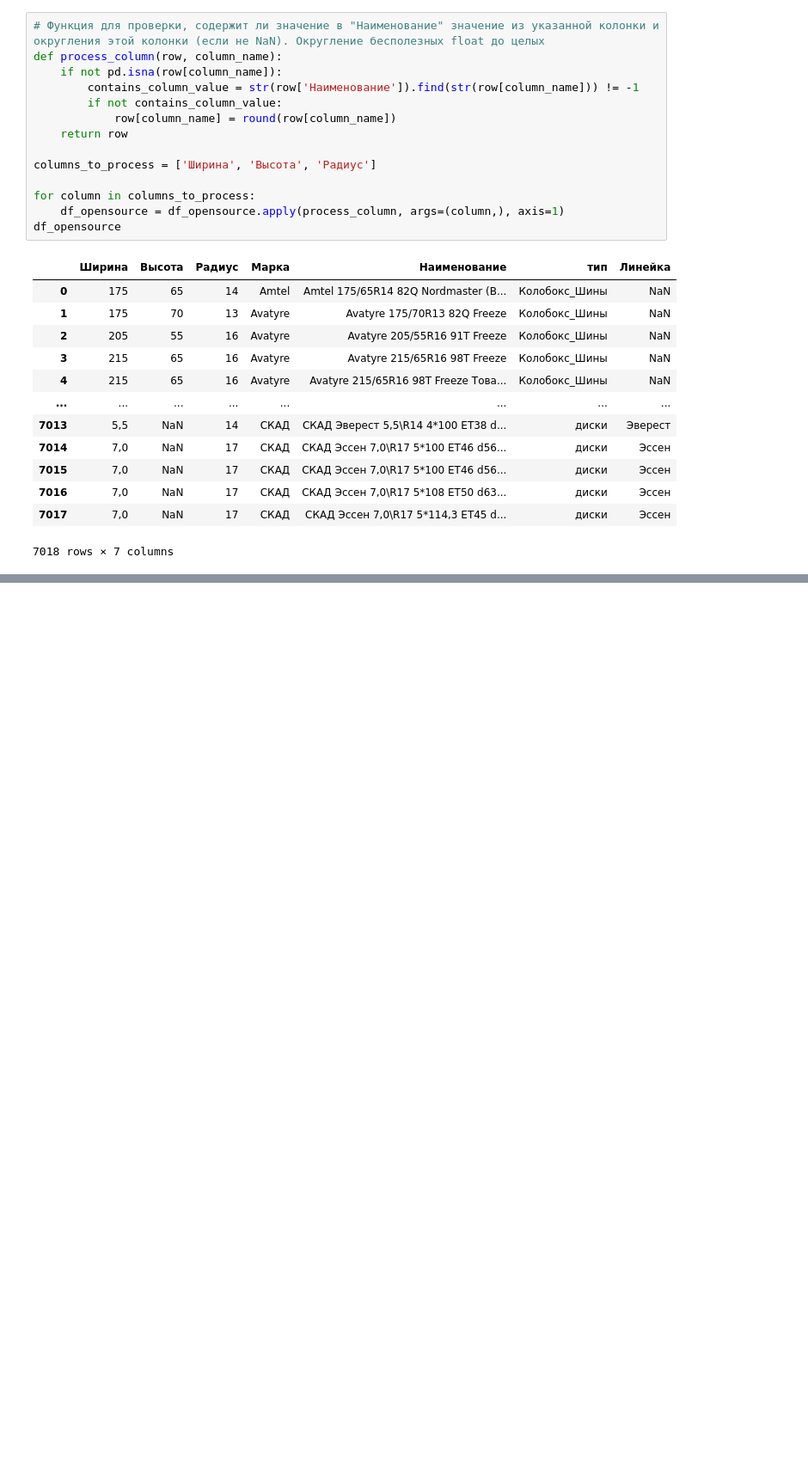
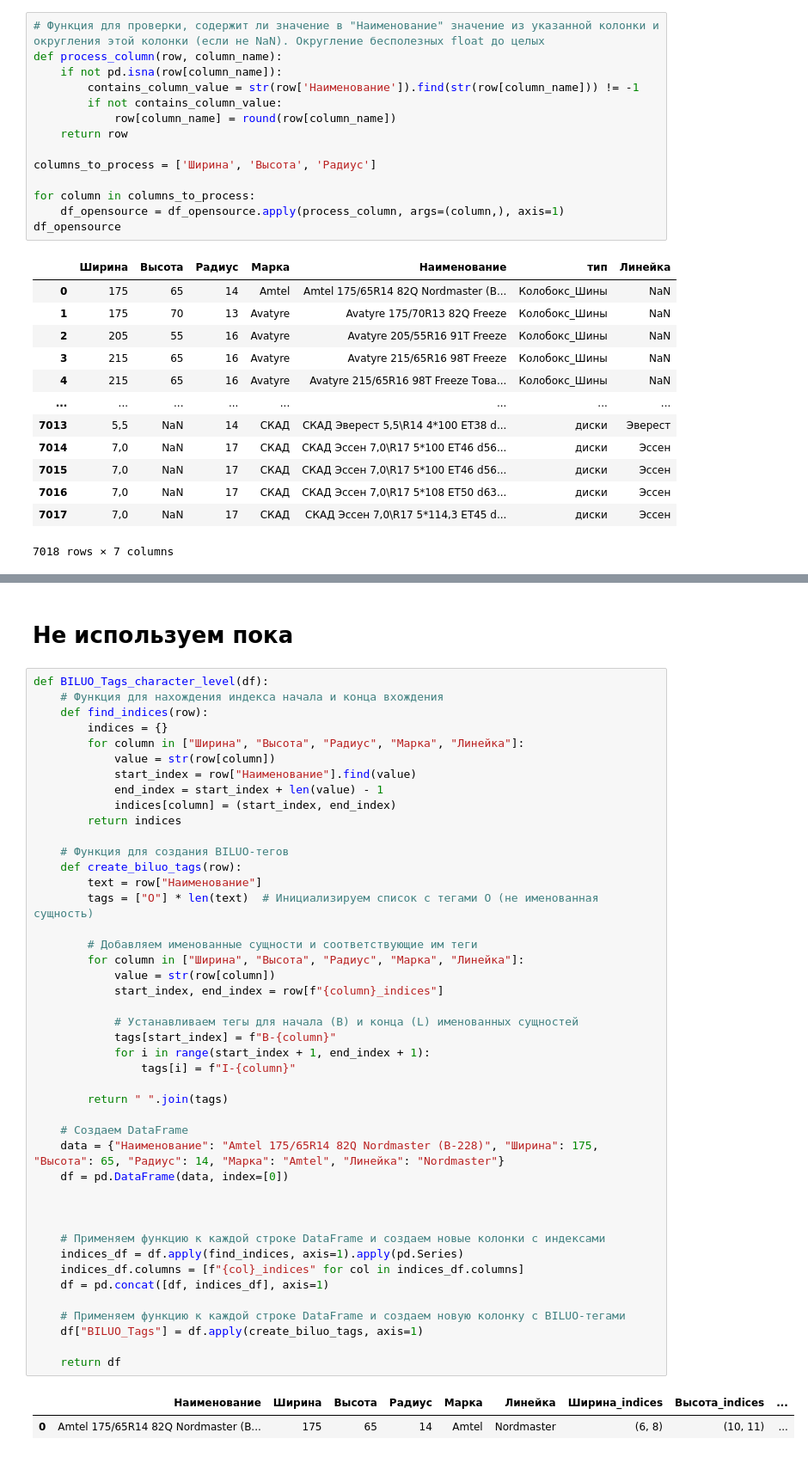
Before and after one commit to IgorSondors/BERT_NER, a Jupyter notebook: NER_dataset.ipynb, the cells around one changed output, grey strips where cells are left out. Shown: that part at 86% size. Drawn from its saved outputs; the diff is of its cells as text; blank space fills up the shorter version.

```diff
--- a/NER_dataset.ipynb
+++ b/NER_dataset.ipynb
@@ -161,0 +243,49 @@ df_opensource
+# %% [markdown]
+# Не используем пока
+# %%
+def BILUO_Tags_character_level(df):
+    # Функция для нахождения индекса начала и конца вхождения
+    def find_indices(row):
+        indices = {}
+        for column in ["Ширина", "Высота", "Радиус", "Марка", "Линейка"]:
+            value = str(row[column])
+            start_index = row["Наименование"].find(value)
+            end_index = start_index + len(value) - 1
+            indices[column] = (start_index, end_index)
+        return indices
+
+    # Функция для создания BILUO-тегов
+    def create_biluo_tags(row):
+        text = row["Наименование"]
+        tags = ["O"] * len(text)  # Инициализируем список с тегами O (не именованная сущность)
+
+        # Добавляем именованные сущности и соответствующие им теги
+        for column in ["Ширина", "Высота", "Радиус", "Марка", "Линейка"]:
+            value = str(row[column])
+            start_index, end_index = row[f"{column}_indices"]
+
+            # Устанавливаем тегы для начала (B) и конца (L) именованных сущностей
+            tags[start_index] = f"B-{column}"
+            for i in range(start_index + 1, end_index + 1):
+                tags[i] = f"I-{column}"
+
+        return " ".join(tags)
+
+    # Создаем DataFrame
+    data = {"Наименование": "Amtel 175/65R14 82Q Nordmaster (В-228)", "Ширина": 175, "Высота": 65, "Радиус": 14, "Марка": "Amtel", "Линейка": "Nordmaster"}
+    df = pd.DataFrame(data, index=[0])
+
+
+
+    # Применяем функцию к каждой строке DataFrame и создаем новые колонки с индексами
+    indices_df = df.apply(find_indices, axis=1).apply(pd.Series)
+    indices_df.columns = [f"{col}_indices" for col in indices_df.columns]
+    df = pd.concat([df, indices_df], axis=1)
+
+    # Применяем функцию к каждой строке DataFrame и создаем новую колонку с BILUO-тегами
+    df["BILUO_Tags"] = df.apply(create_biluo_tags, axis=1)
+
+    return df
+# %% [output]
+|  | Наименование | Ширина | Высота | Радиус | Марка | Линейка | Ширина_indices | Высота_indices | ... |
+| 0 | Amtel 175/65R14 82Q Nordmaster (В... | 175 | 65 | 14 | Amtel | Nordmaster | (6, 8) | (10, 11) | ... |
```
Also changed, not shown: parts of 3 cells of this notebook, 1 other file.
